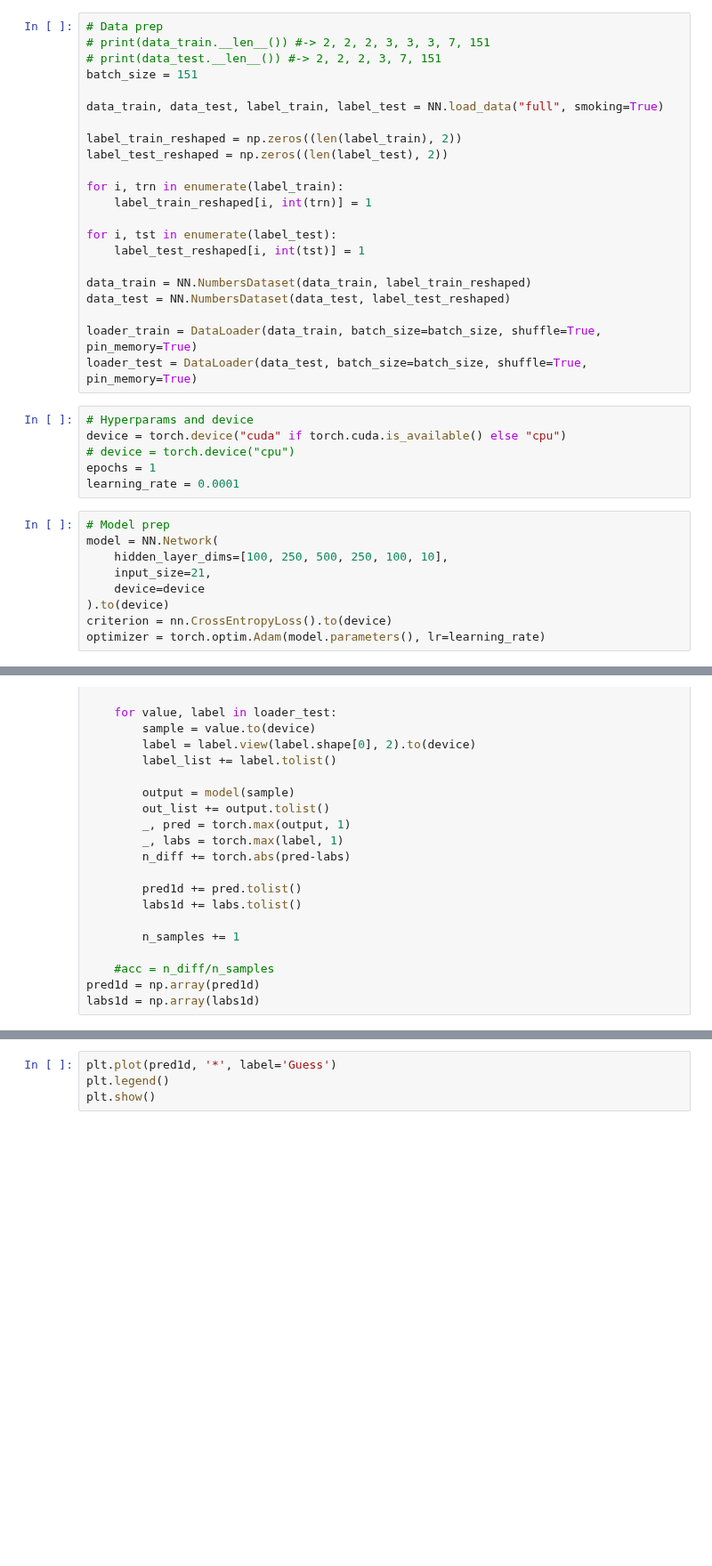
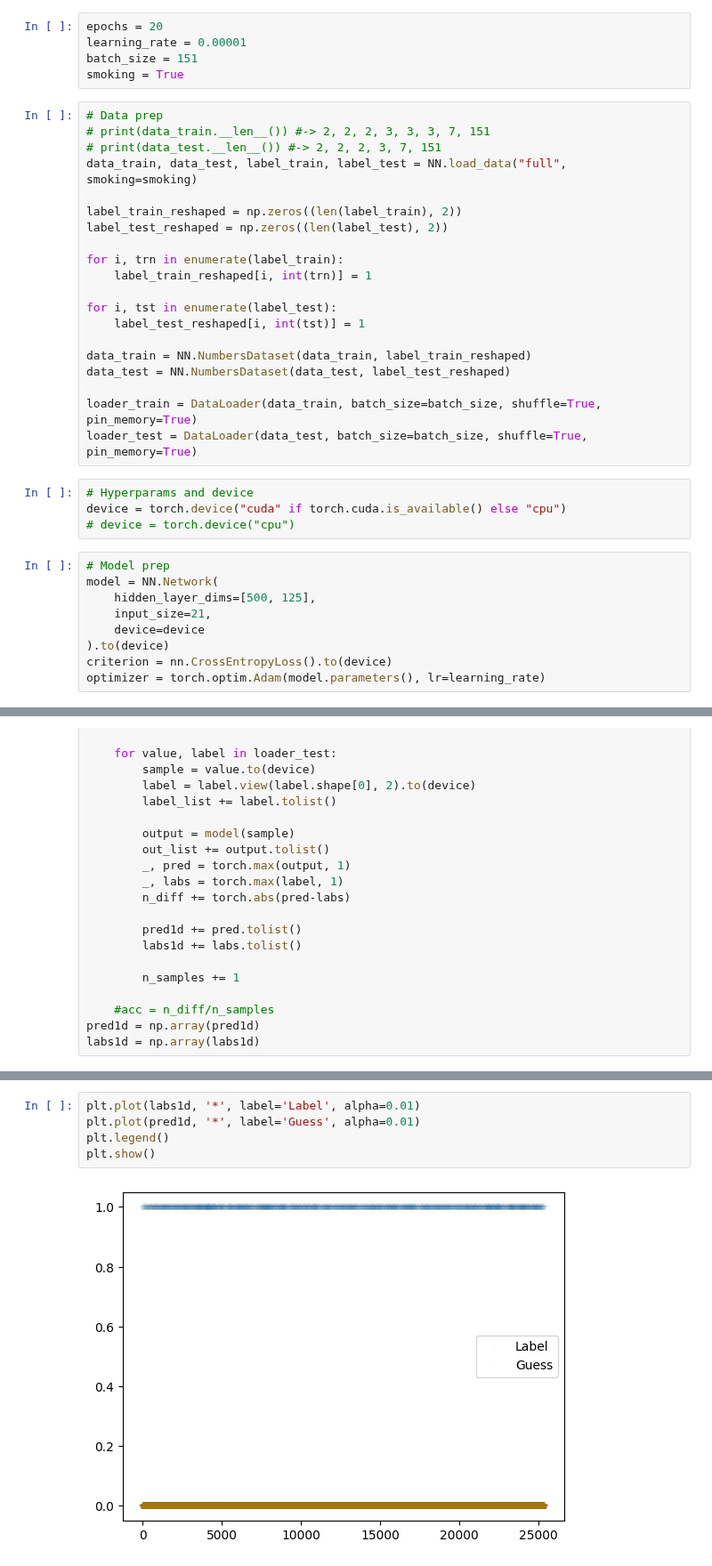
Before and after one commit to jako4295/ML_miniproject, a Jupyter notebook: NN.ipynb, the cells around one changed output, grey strips where cells are left out. Shown at 89% size. Drawn from its saved outputs; the diff is of its cells as text; blank space fills up the shorter version.

```diff
--- a/NN.ipynb
+++ b/NN.ipynb
@@ -17,13 +17,16 @@ import matplotlib.pyplot as plt
 #register_matplotlib_converters()
 #plt.rc("figure", figsize=(12, 8))
 #plt.rc("font", size=13)
+# %%
+epochs = 20
+learning_rate = 0.00001
+batch_size = 151
+smoking = True
 # %%
 # Data prep
 # print(data_train.__len__()) #-> 2, 2, 2, 3, 3, 3, 7, 151
 # print(data_test.__len__()) #-> 2, 2, 2, 3, 7, 151
-batch_size = 151
-
-data_train, data_test, label_train, label_test = NN.load_data("full", smoking=True)
+data_train, data_test, label_train, label_test = NN.load_data("full", smoking=smoking)
 
 label_train_reshaped = np.zeros((len(label_train), 2))
 label_test_reshaped = np.zeros((len(label_test), 2))
@@ -43,12 +46,10 @@ loader_test = DataLoader(data_test, batch_size=batch_size, shuffle=True, pin_mem
 # Hyperparams and device
 device = torch.device("cuda" if torch.cuda.is_available() else "cpu")
 # device = torch.device("cpu")
-epochs = 1
-learning_rate = 0.0001
 # %%
 # Model prep
 model = NN.Network(
-    hidden_layer_dims=[100, 250, 500, 250, 100, 10],
+    hidden_layer_dims=[500, 125],
     input_size=21,
     device=device
 ).to(device)
@@ -120,7 +126,10 @@ print(f"{acc1*100:.5f}% of diabetes guessed correctly")
 # %%
-plt.plot(pred1d, '*', label='Guess')
+plt.plot(labs1d, '*', label='Label', alpha=0.01)
+plt.plot(pred1d, '*', label='Guess', alpha=0.01)
 plt.legend()
 plt.show()
+# %% [output]
+[figure, added]
 # %%
 plt.plot(np.array(loss_list))
 plt.show()
```
Also changed, not shown: parts of 2 cells of this notebook, 1 other file.
